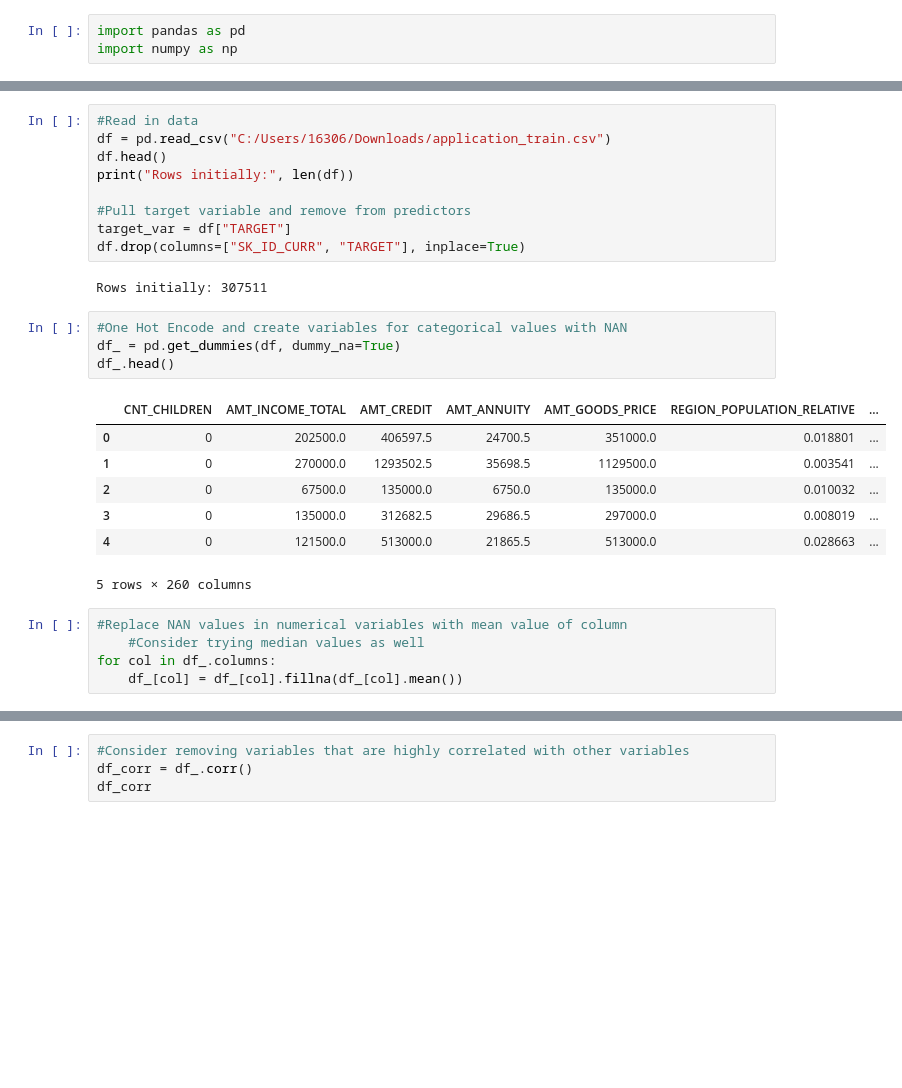
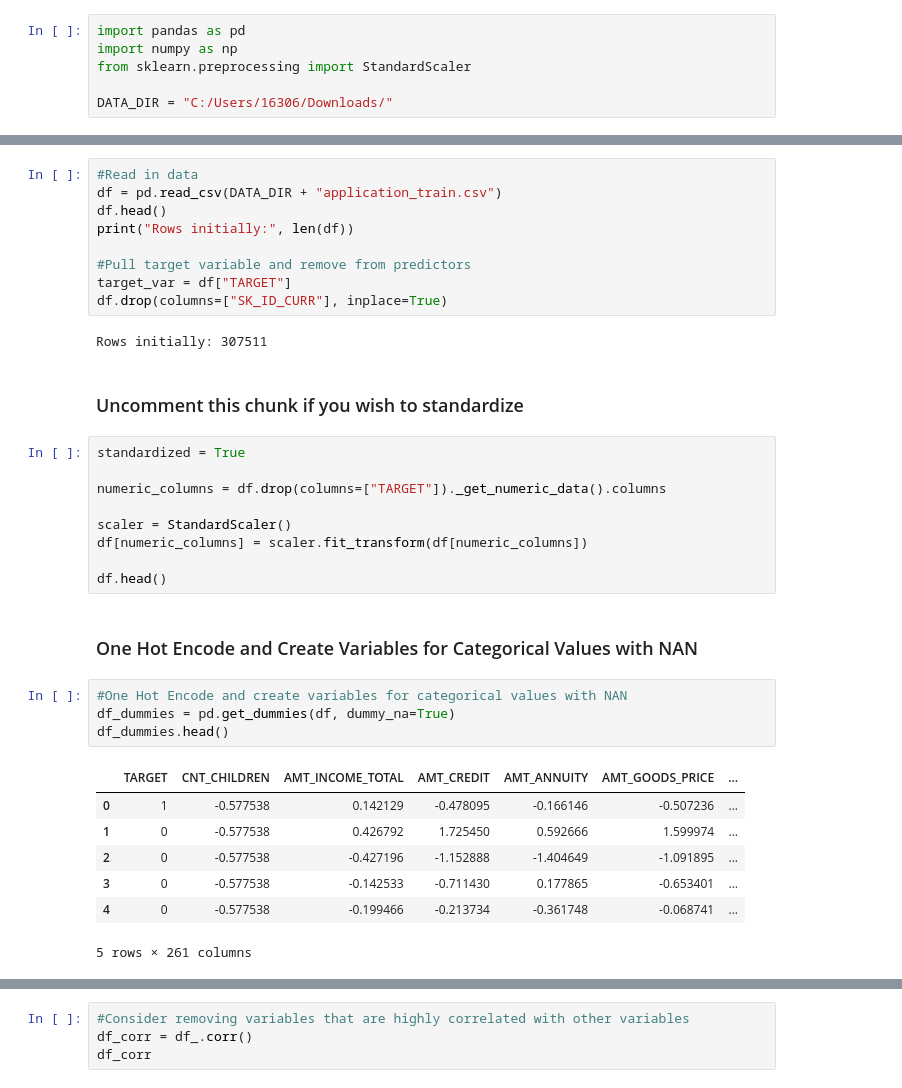
Before and after one commit to kaanan99/403-Project2, a Jupyter notebook: Project_2.ipynb, the cells around one changed output, grey strips where cells are left out. Cells and saved outputs as stored; diff of their text form; blank space fills up the shorter version.

```diff
--- a/Project_2.ipynb
+++ b/Project_2.ipynb
@@ -1,3 +1,6 @@
 # %%
 import pandas as pd
 import numpy as np
+from sklearn.preprocessing import StandardScaler
+
+DATA_DIR = "C:/Users/16306/Downloads/"
@@ -8,28 +9,36 @@ data_dir = "C:/Users/16306/Downloads/"
 # %%
 #Read in data
-df = pd.read_csv("C:/Users/16306/Downloads/application_train.csv")
+df = pd.read_csv(DATA_DIR + "application_train.csv")
 df.head()
 print("Rows initially:", len(df))
 
 #Pull target variable and remove from predictors
 target_var = df["TARGET"]
-df.drop(columns=["SK_ID_CURR", "TARGET"], inplace=True)
+df.drop(columns=["SK_ID_CURR"], inplace=True)
 # %% [output]
 Rows initially: 307511
+# %% [markdown]
+### Uncomment this chunk if you wish to standardize
+# %%
+standardized = True
+
+numeric_columns = df.drop(columns=["TARGET"])._get_numeric_data().columns
+
+scaler = StandardScaler()
+df[numeric_columns] = scaler.fit_transform(df[numeric_columns])
+
+df.head()
+# %% [markdown]
+### One Hot Encode and Create Variables for Categorical Values with NAN
 # %%
 #One Hot Encode and create variables for categorical values with NAN
-df_ = pd.get_dummies(df, dummy_na=True)
-df_.head()
+df_dummies = pd.get_dummies(df, dummy_na=True)
+df_dummies.head()
 # %% [output]
-|  | CNT_CHILDREN | AMT_INCOME_TOTAL | AMT_CREDIT | AMT_ANNUITY | AMT_GOODS_PRICE | REGION_POPULATION_RELATIVE | ... |
-| 0 | 0 | 202500.0 | 406597.5 | 24700.5 | 351000.0 | 0.018801 | ... |
-| 1 | 0 | 270000.0 | 1293502.5 | 35698.5 | 1129500.0 | 0.003541 | ... |
-| 2 | 0 | 67500.0 | 135000.0 | 6750.0 | 135000.0 | 0.010032 | ... |
-| 3 | 0 | 135000.0 | 312682.5 | 29686.5 | 297000.0 | 0.008019 | ... |
-| 4 | 0 | 121500.0 | 513000.0 | 21865.5 | 513000.0 | 0.028663 | ... |
+|  | TARGET | CNT_CHILDREN | AMT_INCOME_TOTAL | AMT_CREDIT | AMT_ANNUITY | AMT_GOODS_PRICE | ... |
+| 0 | 1 | -0.577538 | 0.142129 | -0.478095 | -0.166146 | -0.507236 | ... |
+| 1 | 0 | -0.577538 | 0.426792 | 1.725450 | 0.592666 | 1.599974 | ... |
+| 2 | 0 | -0.577538 | -0.427196 | -1.152888 | -1.404649 | -1.091895 | ... |
+| 3 | 0 | -0.577538 | -0.142533 | -0.711430 | 0.177865 | -0.653401 | ... |
+| 4 | 0 | -0.577538 | -0.199466 | -0.213734 | -0.361748 | -0.068741 | ... |
-5 rows × 260 columns
+5 rows × 261 columns
-# %%
-#Replace NAN values in numerical variables with mean value of column
-    #Consider trying median values as well
-for col in df_.columns:
-    df_[col] = df_[col].fillna(df_[col].mean())
```
Also changed, not shown: parts of 29 cells of this notebook.
